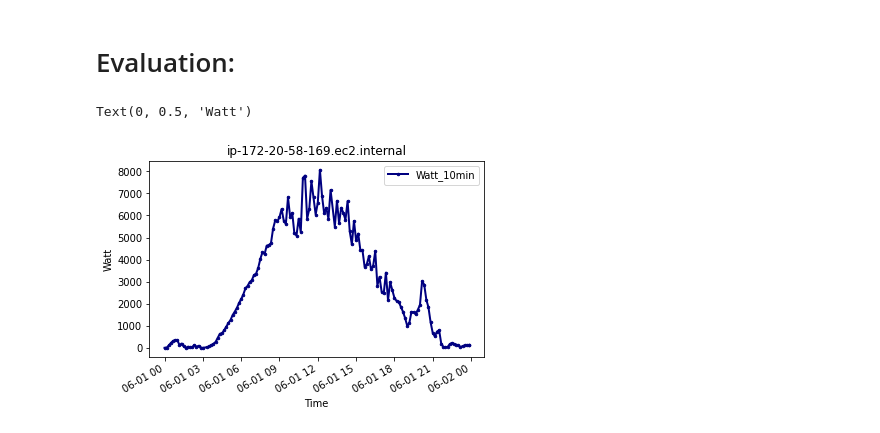
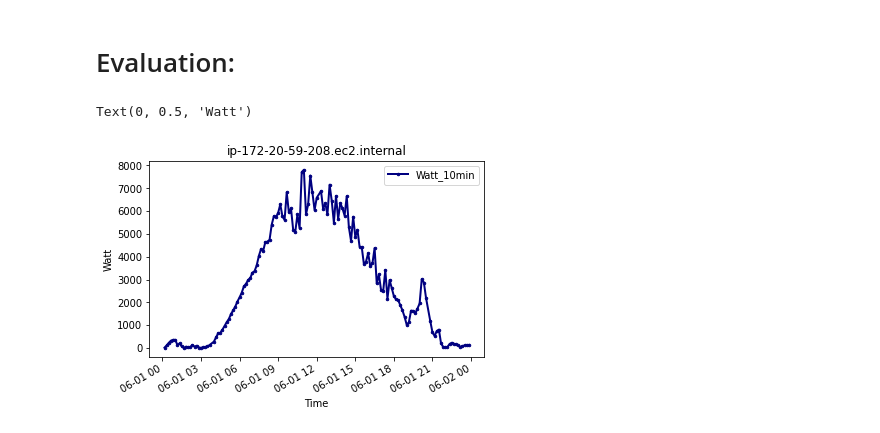
Before and after one commit to 7imo/green-k8s-energy-management, a Jupyter notebook: evaluation/5.2/graphs.ipynb, the cells around one changed output. Cells and saved outputs as stored; diff of their text form; code cells hidden in the pictures.

```diff
--- a/evaluation/5.2/graphs.ipynb
+++ b/evaluation/5.2/graphs.ipynb
@@ -96,30 +109,30 @@ Text(0, 0.5, 'Watt')
 # %%
 #read input file
 fin = open("evaluation.log", "rt")
 #read file contents to string
 data = fin.read()
 #replace all occurrences of the required string
 data = data.replace(' Node ', ';').replace(' has a mixed share of: ', ';').replace(' has a solar share of: ', ';').replace(' has a wind share of: ', ';')
 
 fin.close()
 #open the input file in write mode
 fin = open("evaluationprepared.txt", "wt")
 #overrite the input file with the resulting data
 fin.write(data)
 #close the file
 fin.close()
 
 df = pd.read_csv('evaluationprepared.txt', delimiter = ";", names=["ts", "node", "Watt_10min", "1h", "4h", "12h", "24h"])
 df['ts'] = pd.to_datetime(df['ts'])
 
-mask = (df['node'] == 'ip-172-20-58-169.ec2.internal')
+mask = (df['node'] == 'ip-172-20-59-208.ec2.internal')
 
 selected_node = df.loc[mask]
 
 
-ax = selected_node.plot(lw=2, colormap='jet', marker='.', markersize=5, title='ip-172-20-58-169.ec2.internal', figsize=(6, 4), x='ts', y='Watt_10min')
+ax = selected_node.plot(lw=2, colormap='jet', marker='.', markersize=5, title='ip-172-20-59-208.ec2.internal', figsize=(6, 4), x='ts', y='Watt_10min')
 ax.set_xlabel("Time")
 ax.set_ylabel("Watt")
 # %% [output]
 Text(0, 0.5, 'Watt')
-[figure, old version]
+[figure, new version]
```
Also changed, not shown: parts of 3 cells of this notebook, 11 other files.
